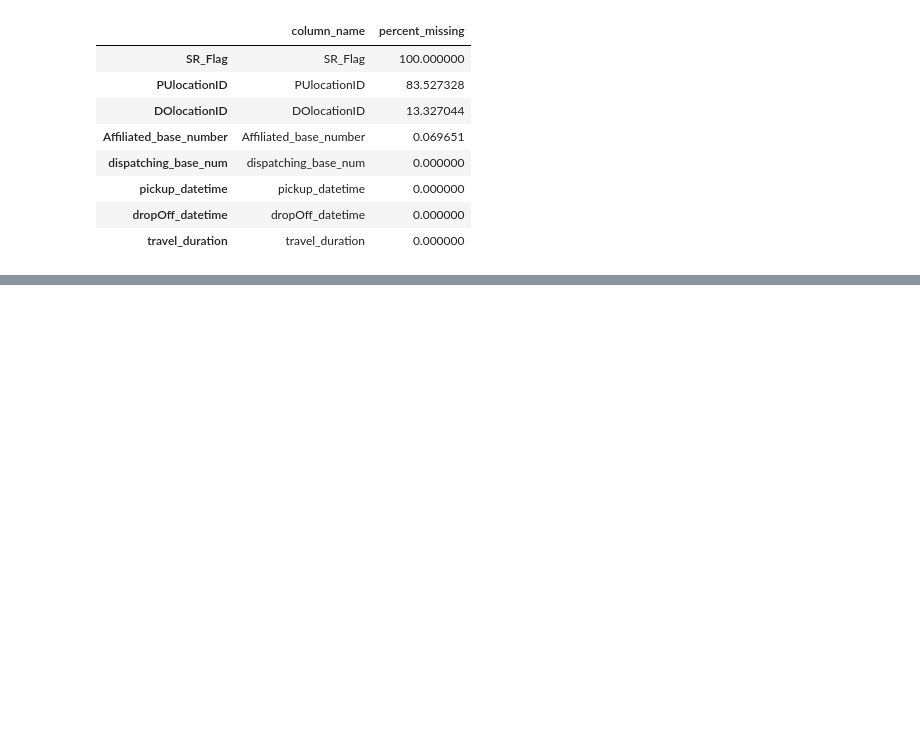
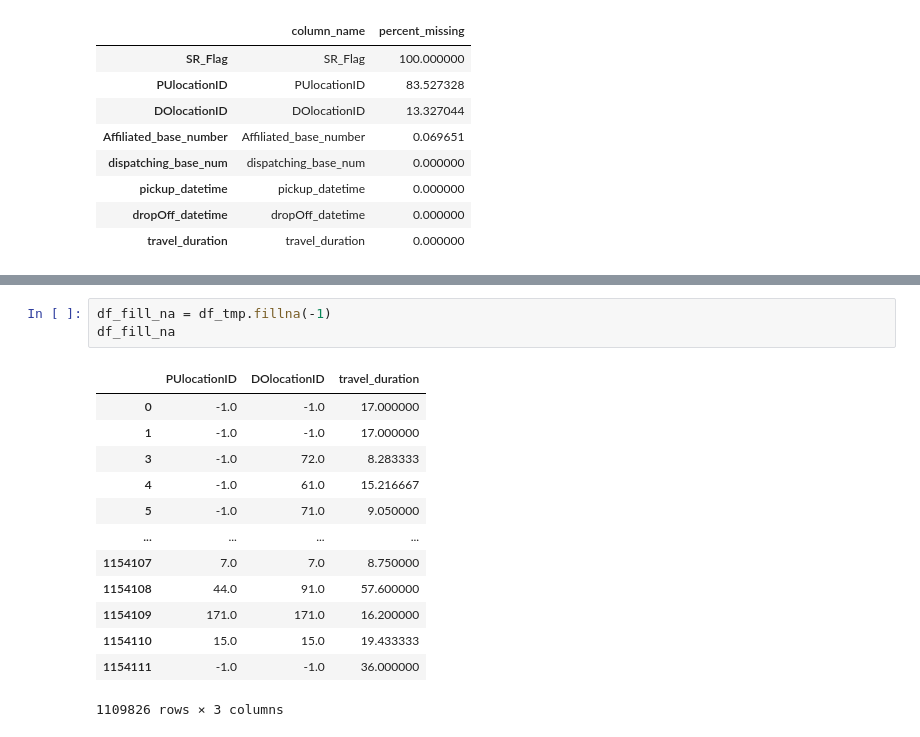
Before and after one commit to chekwei4/ml-ops-zoomcamp, a Jupyter notebook: week_1/week1_notebook.ipynb, the cells around one changed output, grey strips where cells are left out. Cells and saved outputs as stored; diff of their text form; blank space fills up the shorter version.

```diff
--- a/week_1/week1_notebook.ipynb
+++ b/week_1/week1_notebook.ipynb
@@ -129,0 +151,17 @@ missing_value_df
+# %%
+df_fill_na = df_tmp.fillna(-1)
+df_fill_na
+# %% [output]
+|  | PUlocationID | DOlocationID | travel_duration |
+| 0 | -1.0 | -1.0 | 17.000000 |
+| 1 | -1.0 | -1.0 | 17.000000 |
+| 3 | -1.0 | 72.0 | 8.283333 |
+| 4 | -1.0 | 61.0 | 15.216667 |
+| 5 | -1.0 | 71.0 | 9.050000 |
+| ... | ... | ... | ... |
+| 1154107 | 7.0 | 7.0 | 8.750000 |
+| 1154108 | 44.0 | 91.0 | 57.600000 |
+| 1154109 | 171.0 | 171.0 | 16.200000 |
+| 1154110 | 15.0 | 15.0 | 19.433333 |
+| 1154111 | -1.0 | -1.0 | 36.000000 |
+1109826 rows × 3 columns
```
Also changed, not shown: parts of 26 cells of this notebook, 1 other file.
